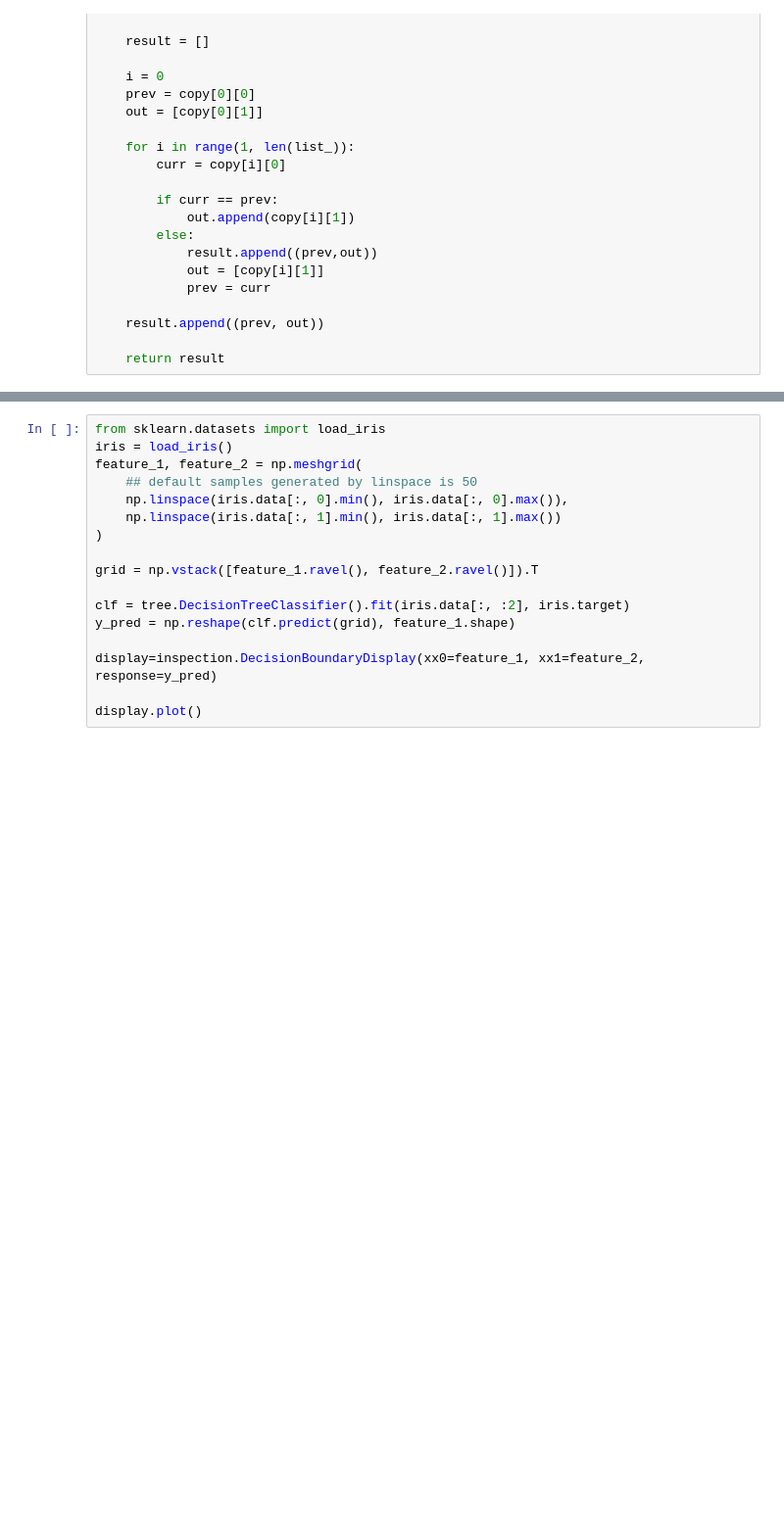
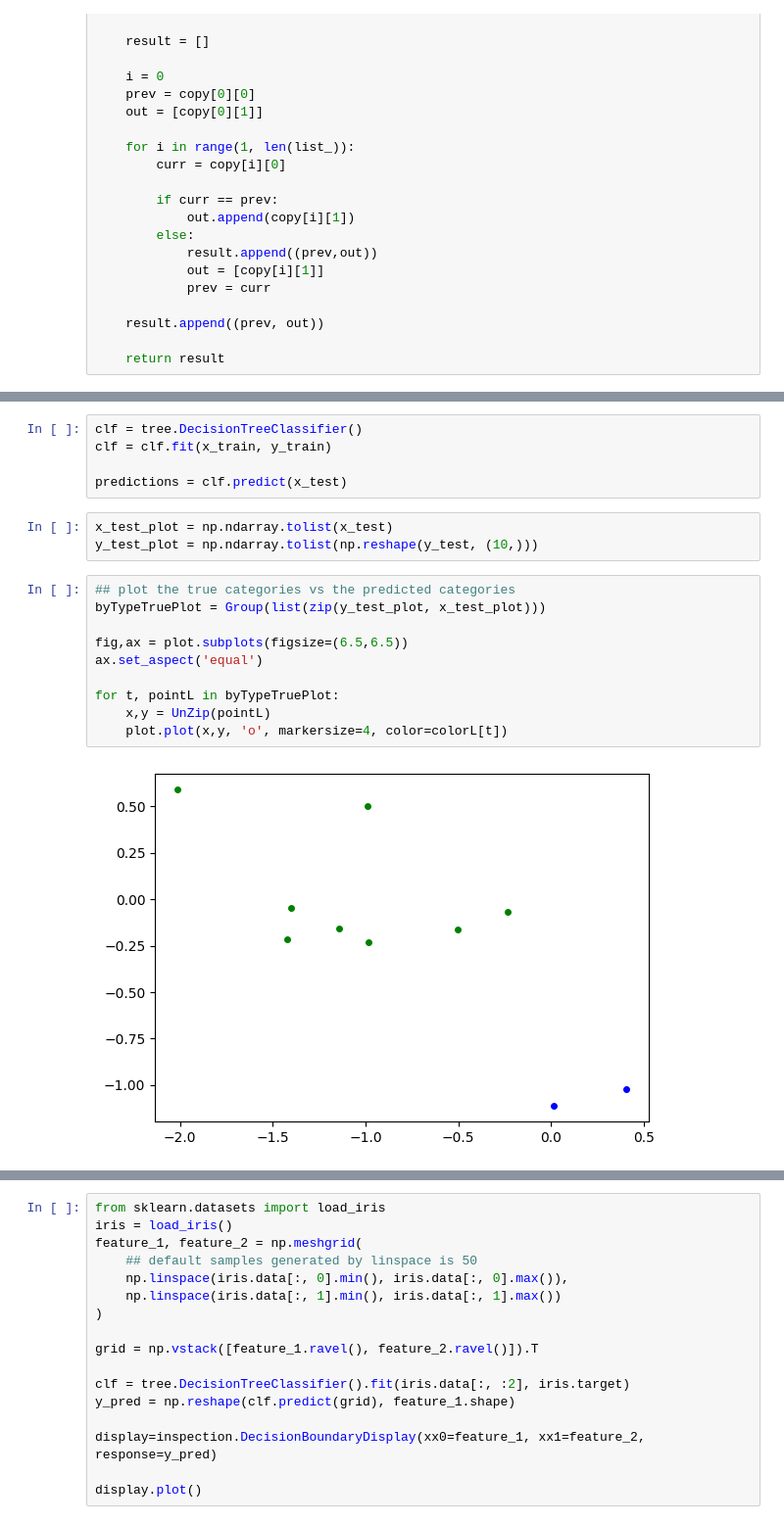
Before and after one commit to DesignToolInvestor/MLPlay, a Jupyter notebook: ToyTree/ScikitLearnTreeClassification00.ipynb, the cells around one changed output, grey strips where cells are left out. Shown: that part at 98% size. Cells and saved outputs as stored; diff of their text form; blank space fills up the shorter version.

```diff
--- a/ToyTree/ScikitLearnTreeClassification00.ipynb
+++ b/ToyTree/ScikitLearnTreeClassification00.ipynb
@@ -86,0 +92,20 @@ NameError: name 'x_data' is not defined
+# %%
+clf = tree.DecisionTreeClassifier()
+clf = clf.fit(x_train, y_train)
+
+predictions = clf.predict(x_test)
+# %%
+x_test_plot = np.ndarray.tolist(x_test)
+y_test_plot = np.ndarray.tolist(np.reshape(y_test, (10,)))
+# %%
+## plot the true categories vs the predicted categories
+byTypeTruePlot = Group(list(zip(y_test_plot, x_test_plot)))
+
+fig,ax = plot.subplots(figsize=(6.5,6.5))
+ax.set_aspect('equal')
+
+for t, pointL in byTypeTruePlot:
+	x,y = UnZip(pointL)
+	plot.plot(x,y, 'o', markersize=4, color=colorL[t])
+# %% [output]
+[figure, added]
```
Also changed, not shown: parts of 5 cells of this notebook.
